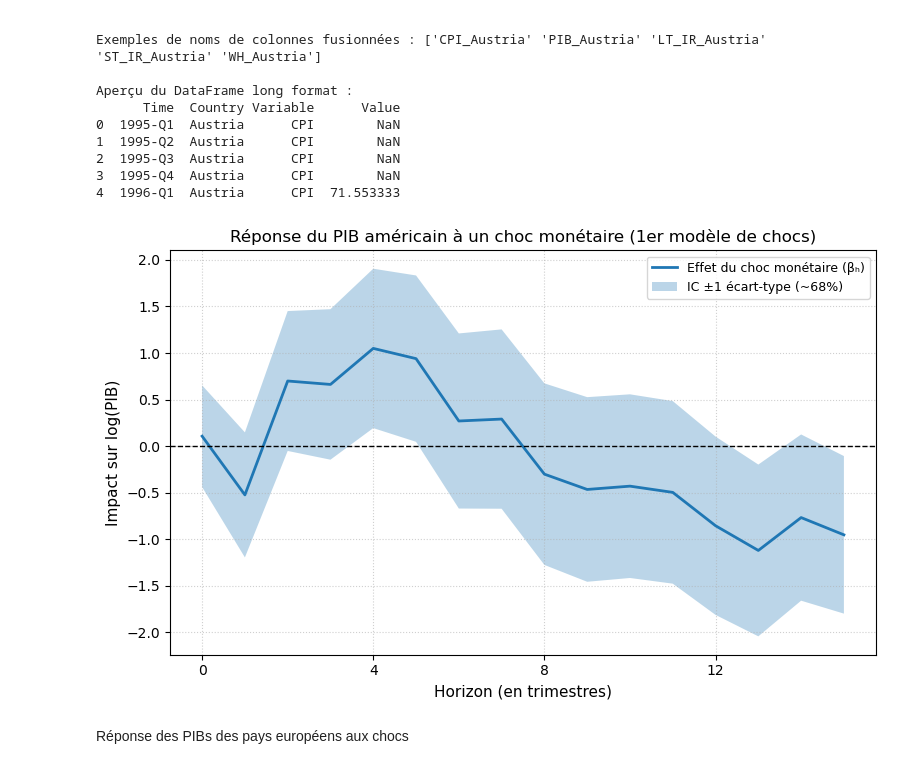
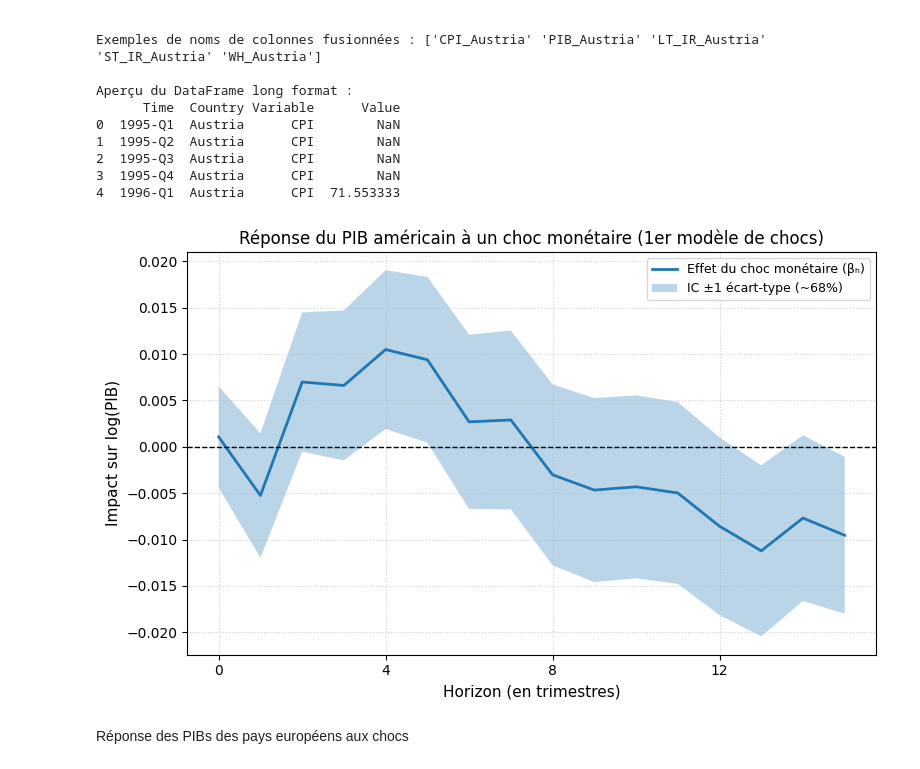
Before and after one commit to enriquealarcon01/Stat-App, a Jupyter notebook: modèle/modèle US.ipynb, the cells around one changed output. Drawn from its saved outputs; the diff is of its cells as text; code cells hidden in the pictures.

```diff
--- a/modèle/modèle US.ipynb
+++ b/modèle/modèle US.ipynb
@@ -878,8 +878,8 @@ for h in range(H + 1):
     model = sm.OLS(Y, X).fit()
 
     # g) Extraction du coefficient du choc et de son écart-type
-    beta_h = model.params['monetary_shocks']*100
-    stderr_h = model.bse['monetary_shocks']*100
+    beta_h = model.params['monetary_shocks']
+    stderr_h = model.bse['monetary_shocks']
 
     # h) Stockage
     betas.append(beta_h)
@@ -892,34 +892,34 @@ for h in range(H + 1):
 lower = [b - s for b, s in zip(betas, stderr_list)]
 upper = [b + s for b, s in zip(betas, stderr_list)]
 
 # ======================================
 # 4) Tracé de la Fonction de Réponse (IRF)
 # ======================================
 horizons = range(H + 1)
 
 plt.figure(figsize=(8, 5))
 
 # Courbe principale : coefficient βᵣ
 plt.plot(horizons, betas, linewidth=2, label="Effet du choc monétaire (βₕ)")
 
 # Intervalle de confiance
 plt.fill_between(horizons, lower, upper, alpha=0.3, label="IC ±1 écart-type (~68%)")
 
 # Ligne horizontale à 0
 plt.axhline(0, color='black', linestyle='--', linewidth=1)
 
 # Mise en forme
 plt.title("Réponse du PIB américain à un choc monétaire (1er modèle de chocs)", fontsize=12)
 plt.xlabel("Horizon (en trimestres)", fontsize=11)
 plt.ylabel("Impact sur log(PIB)", fontsize=11)
 plt.xticks(np.arange(0, H+1, step=4))
 plt.grid(True, linestyle=':', alpha=0.6)
 plt.legend(loc="best", fontsize=9)
 plt.tight_layout()
 plt.savefig("reponse US gdp1.png", dpi=300)
 plt.show()
 # %% [output]
-[figure, old version]
+[figure, new version]
 # %% [markdown]
 Réponse des PIBs des pays européens aux chocs
 # %%
```
Also changed, not shown: parts of 9 cells of this notebook, 10 other files.
